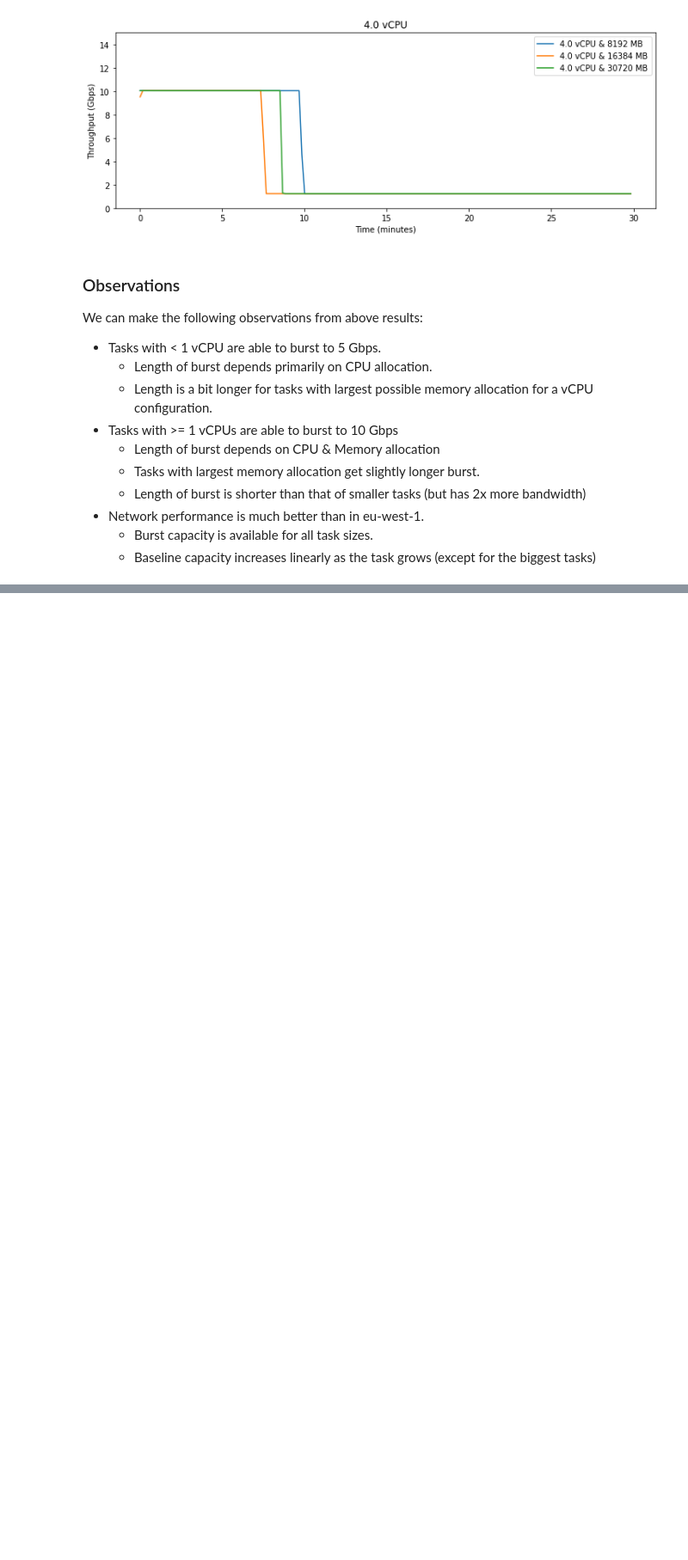
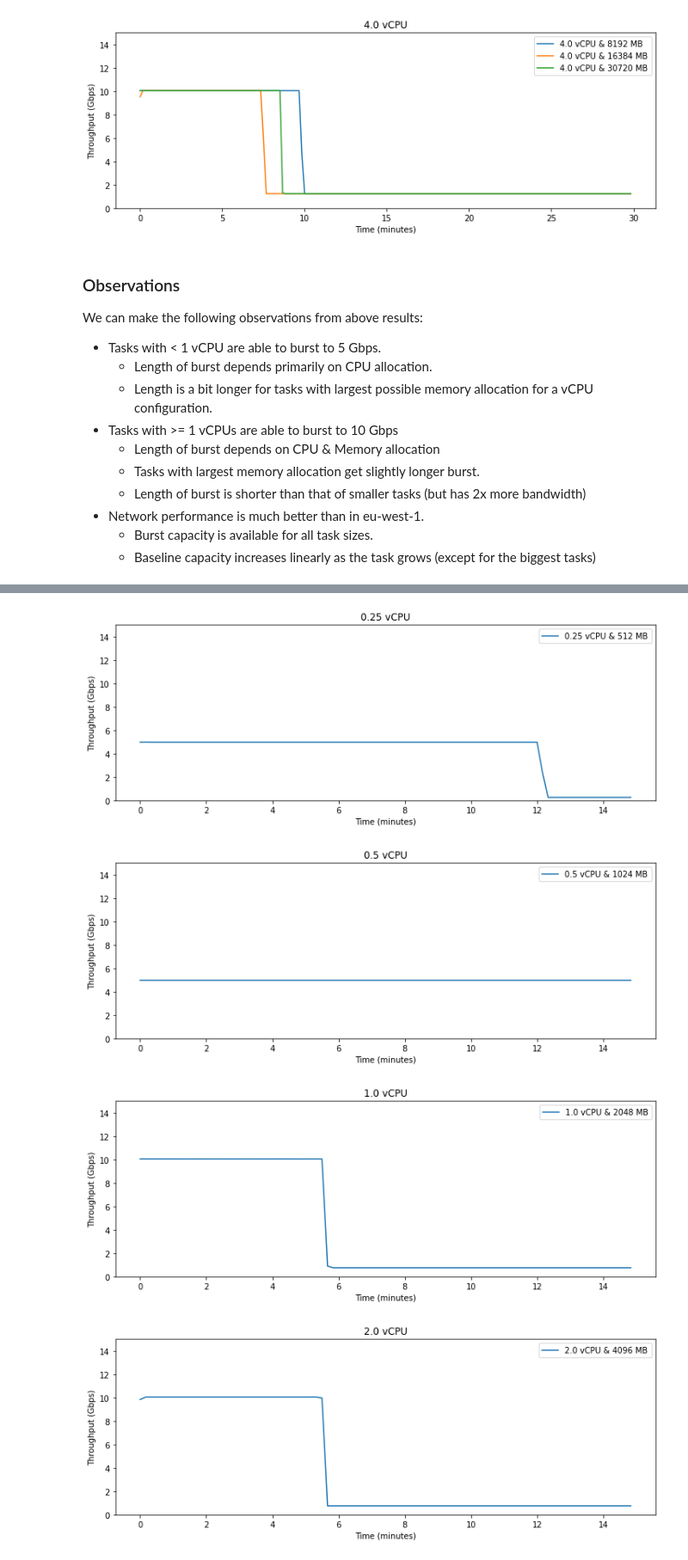
Before and after one commit to sjakthol/aws-network-benchmark, a Jupyter notebook: analysis/results.ipynb, the cells around one changed output, grey strips where cells are left out. Shown at 86% size. Cells and saved outputs as stored; diff of their text form; code cells hidden in the pictures; blank space fills up the shorter version.

```diff
--- a/analysis/results.ipynb
+++ b/analysis/results.ipynb
@@ -303,0 +356,7 @@ We can make the following observations from above results:
+# %%
+graph_throughput(df_en1_out)
+# %% [output]
+[figure, added]
+[figure, added]
+[figure, added]
+[figure, added]
```
Also changed, not shown: parts of 11 cells of this notebook, 1 other file.
